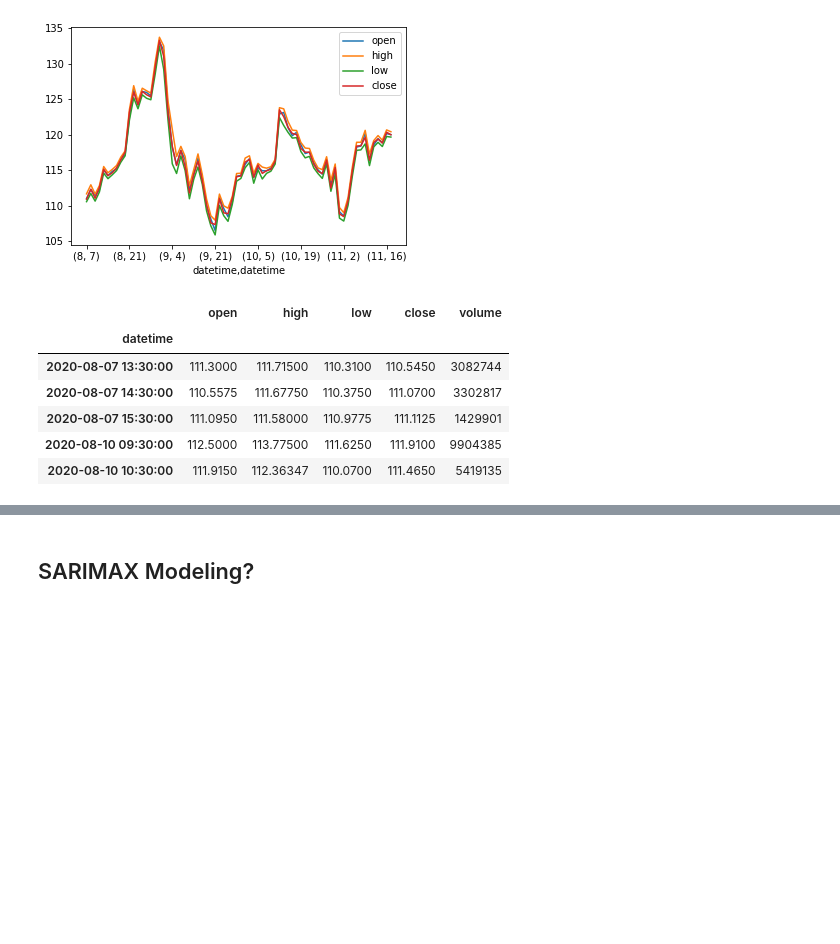
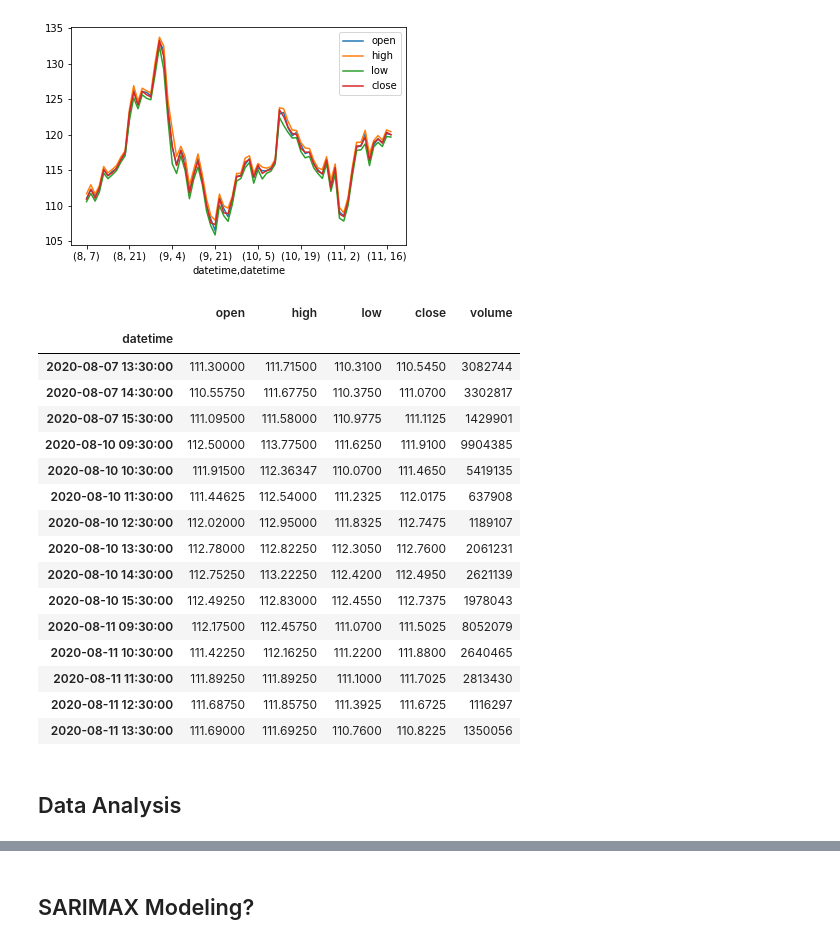
Before and after one commit to yunghanjeong/fitsnbits, a Jupyter notebook: notebooks/arma_model_test.ipynb, the cells around one changed output, grey strips where cells are left out. Saved outputs shown, nothing was run; the diff lists cells and outputs as text; code cells hidden in the pictures; blank space fills up the shorter version.

```diff
--- a/notebooks/arna_model_test.ipynb
+++ b/notebooks/arma_model_test.ipynb
@@ -26,12 +26,24 @@ df.groupby(by=[df.index.month, df.index.day]).mean().loc[:,"open":"close"].plot(
 <AxesSubplot:xlabel='datetime,datetime'>
 [figure]
 # %%
-df.head()
+df.head(15)
 # %% [output]
 |  | open | high | low | close | volume |
 | datetime |  |  |  |  |  |
-| 2020-08-07 13:30:00 | 111.3000 | 111.71500 | 110.3100 | 110.5450 | 3082744 |
-| 2020-08-07 14:30:00 | 110.5575 | 111.67750 | 110.3750 | 111.0700 | 3302817 |
-| 2020-08-07 15:30:00 | 111.0950 | 111.58000 | 110.9775 | 111.1125 | 1429901 |
-| 2020-08-10 09:30:00 | 112.5000 | 113.77500 | 111.6250 | 111.9100 | 9904385 |
-| 2020-08-10 10:30:00 | 111.9150 | 112.36347 | 110.0700 | 111.4650 | 5419135 |
+| 2020-08-07 13:30:00 | 111.30000 | 111.71500 | 110.3100 | 110.5450 | 3082744 |
+| 2020-08-07 14:30:00 | 110.55750 | 111.67750 | 110.3750 | 111.0700 | 3302817 |
+| 2020-08-07 15:30:00 | 111.09500 | 111.58000 | 110.9775 | 111.1125 | 1429901 |
+| 2020-08-10 09:30:00 | 112.50000 | 113.77500 | 111.6250 | 111.9100 | 9904385 |
+| 2020-08-10 10:30:00 | 111.91500 | 112.36347 | 110.0700 | 111.4650 | 5419135 |
+| 2020-08-10 11:30:00 | 111.44625 | 112.54000 | 111.2325 | 112.0175 | 637908 |
+| 2020-08-10 12:30:00 | 112.02000 | 112.95000 | 111.8325 | 112.7475 | 1189107 |
+| 2020-08-10 13:30:00 | 112.78000 | 112.82250 | 112.3050 | 112.7600 | 2061231 |
+| 2020-08-10 14:30:00 | 112.75250 | 113.22250 | 112.4200 | 112.4950 | 2621139 |
+| 2020-08-10 15:30:00 | 112.49250 | 112.83000 | 112.4550 | 112.7375 | 1978043 |
+| 2020-08-11 09:30:00 | 112.17500 | 112.45750 | 111.0700 | 111.5025 | 8052079 |
+| 2020-08-11 10:30:00 | 111.42250 | 112.16250 | 111.2200 | 111.8800 | 2640465 |
+| 2020-08-11 11:30:00 | 111.89250 | 111.89250 | 111.1000 | 111.7025 | 2813430 |
+| 2020-08-11 12:30:00 | 111.68750 | 111.85750 | 111.3925 | 111.6725 | 1116297 |
+| 2020-08-11 13:30:00 | 111.69000 | 111.69250 | 110.7600 | 110.8225 | 1350056 |
+# %% [markdown]
+## Data Analysis
```
Also changed, not shown: parts of 3 cells of this notebook, 5 other files.
